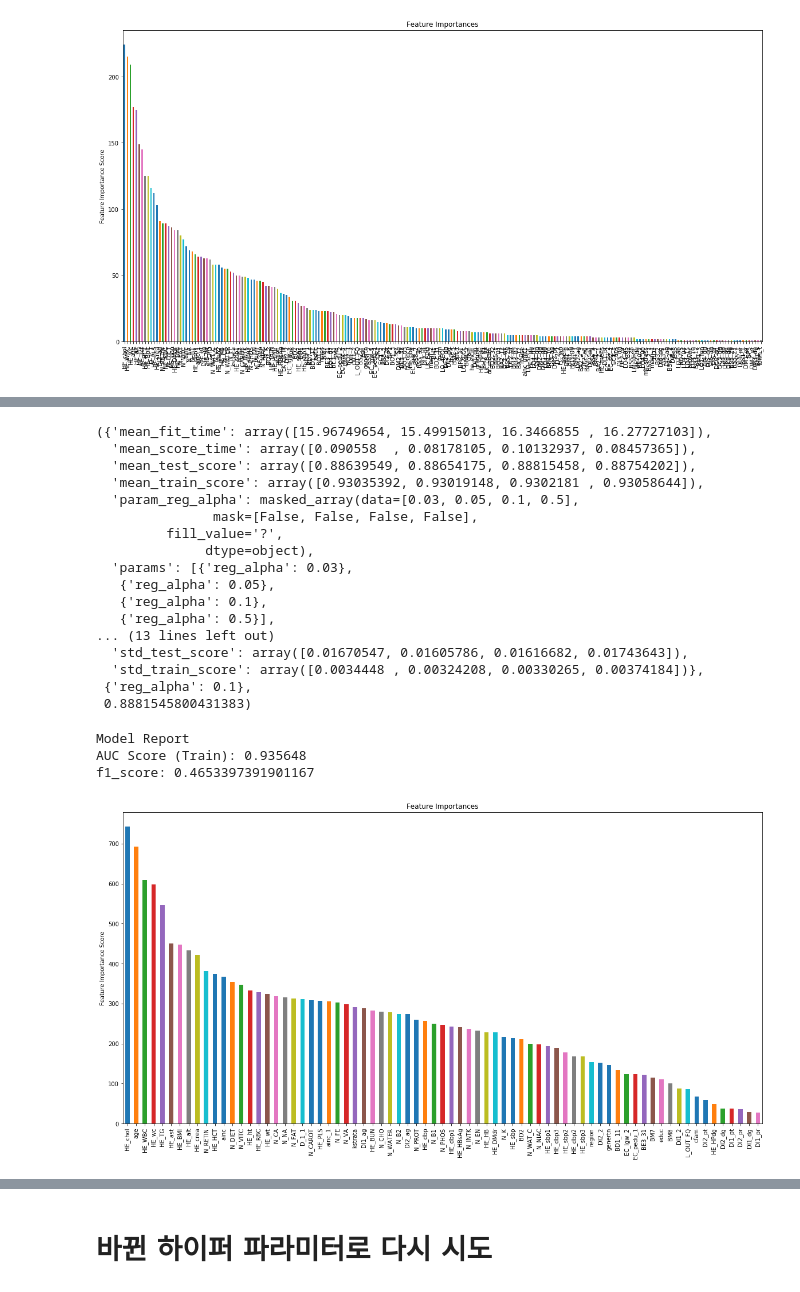
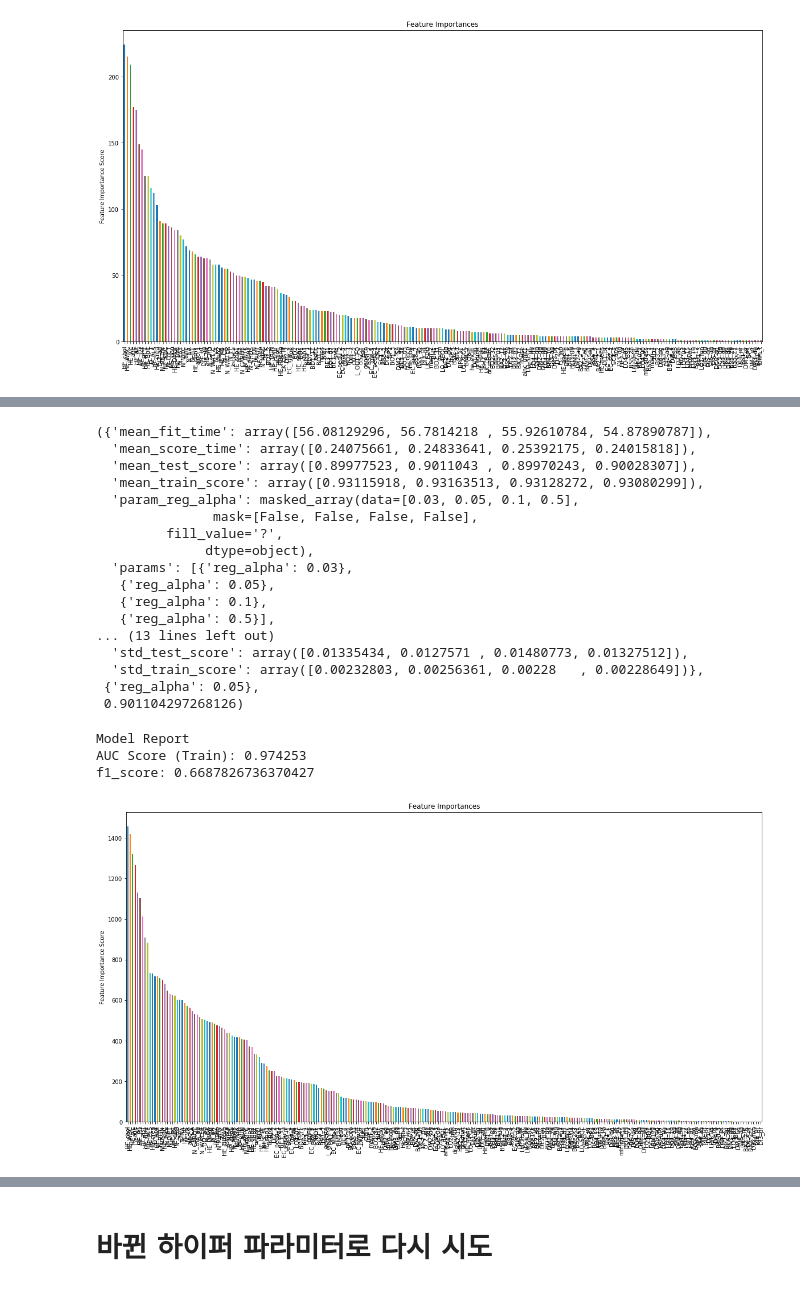
Before and after one commit to ximzzzzz/PHR, a Jupyter notebook: 국민건강조사_당뇨_모델링.ipynb, the cells around one changed output, grey strips where cells are left out. Saved outputs shown, nothing was run; the diff lists cells and outputs as text; code cells hidden in the pictures.

```diff
--- a/국민건강조사_당뇨_모델링.ipynb
+++ b/국민건강조사_당뇨_모델링.ipynb
@@ -481,18 +499,18 @@ gsearch4.cv_results_, gsearch4.best_params_, gsearch4.best_score_
 # %%
 param_test6 = {
- 'reg_alpha':[0.03, 0.05, 0.1, 0.5]
+ 'reg_alpha':[0.03, 0.05, 0.1, 0.5] #0.05 best!
 }
-gsearch6 = GridSearchCV(estimator = XGBClassifier( learning_rate =0.1, n_estimators=177, max_depth=4,
- min_child_weight=6, gamma=0.1, subsample=0.1, colsample_bytree=0.6,
+gsearch6 = GridSearchCV(estimator = XGBClassifier( learning_rate =0.1, n_estimators=177, max_depth=9,
+ min_child_weight=18, gamma=0.4, subsample=0.1, colsample_bytree=0.6,
  objective= 'binary:logistic', nthread=4, scale_pos_weight=1,seed=27),
  param_grid = param_test6, scoring='roc_auc',n_jobs=4,iid=False, cv=5)
 gsearch6.fit(data_[predictors],data_[target])
 gsearch6.cv_results_, gsearch6.best_params_, gsearch6.best_score_
 # %% [output]
-({'mean_fit_time': array([15.96749654, 15.49915013, 16.3466855 , 16.27727103]),
-  'mean_score_time': array([0.090558  , 0.08178105, 0.10132937, 0.08457365]),
-  'mean_test_score': array([0.88639549, 0.88654175, 0.88815458, 0.88754202]),
-  'mean_train_score': array([0.93035392, 0.93019148, 0.9302181 , 0.93058644]),
+({'mean_fit_time': array([56.08129296, 56.7814218 , 55.92610784, 54.87890787]),
+  'mean_score_time': array([0.24075661, 0.24833641, 0.25392175, 0.24015818]),
+  'mean_test_score': array([0.89977523, 0.9011043 , 0.89970243, 0.90028307]),
+  'mean_train_score': array([0.93115918, 0.93163513, 0.93128272, 0.93080299]),
   'param_reg_alpha': masked_array(data=[0.03, 0.05, 0.1, 0.5],
                mask=[False, False, False, False],
          fill_value='?',
@@ -502,30 +520,30 @@ gsearch6.cv_results_, gsearch6.best_params_, gsearch6.best_score_
    {'reg_alpha': 0.1},
    {'reg_alpha': 0.5}],
 ... (13 lines left out)
-  'std_test_score': array([0.01670547, 0.01605786, 0.01616682, 0.01743643]),
-  'std_train_score': array([0.0034448 , 0.00324208, 0.00330265, 0.00374184])},
- {'reg_alpha': 0.1},
- 0.8881545800431383)
+  'std_test_score': array([0.01335434, 0.0127571 , 0.01480773, 0.01327512]),
+  'std_train_score': array([0.00232803, 0.00256361, 0.00228   , 0.00228649])},
+ {'reg_alpha': 0.05},
+ 0.901104297268126)
 # %%
 xgb4 = XGBClassifier(
  learning_rate =0.01,
  n_estimators=5000,
- max_depth=4,
- min_child_weight=6,
- gamma=0.1,
- subsample=0.1,
+ max_depth=9,
+ min_child_weight=18,
+ gamma=0.4,
+ subsample=0.4,
  colsample_bytree=0.6,
- reg_alpha=0.1,
+ reg_alpha=0.05,
  objective= 'binary:logistic',
  nthread=4,
  scale_pos_weight=1,
  seed=27)
 modelfit(xgb4, data_, predictors,target)
 # %% [output]
 Model Report
-AUC Score (Train): 0.935648
-f1_score: 0.4653397391901167
+AUC Score (Train): 0.974253
+f1_score: 0.6687826736370427
-[figure, old version]
+[figure, new version]
 # %%
 param_test7 = {
  'learning_rate':[1e-5, 1e-2, 0.1, 0.5, 1]
```
Also changed, not shown: parts of 1 cell of this notebook.
